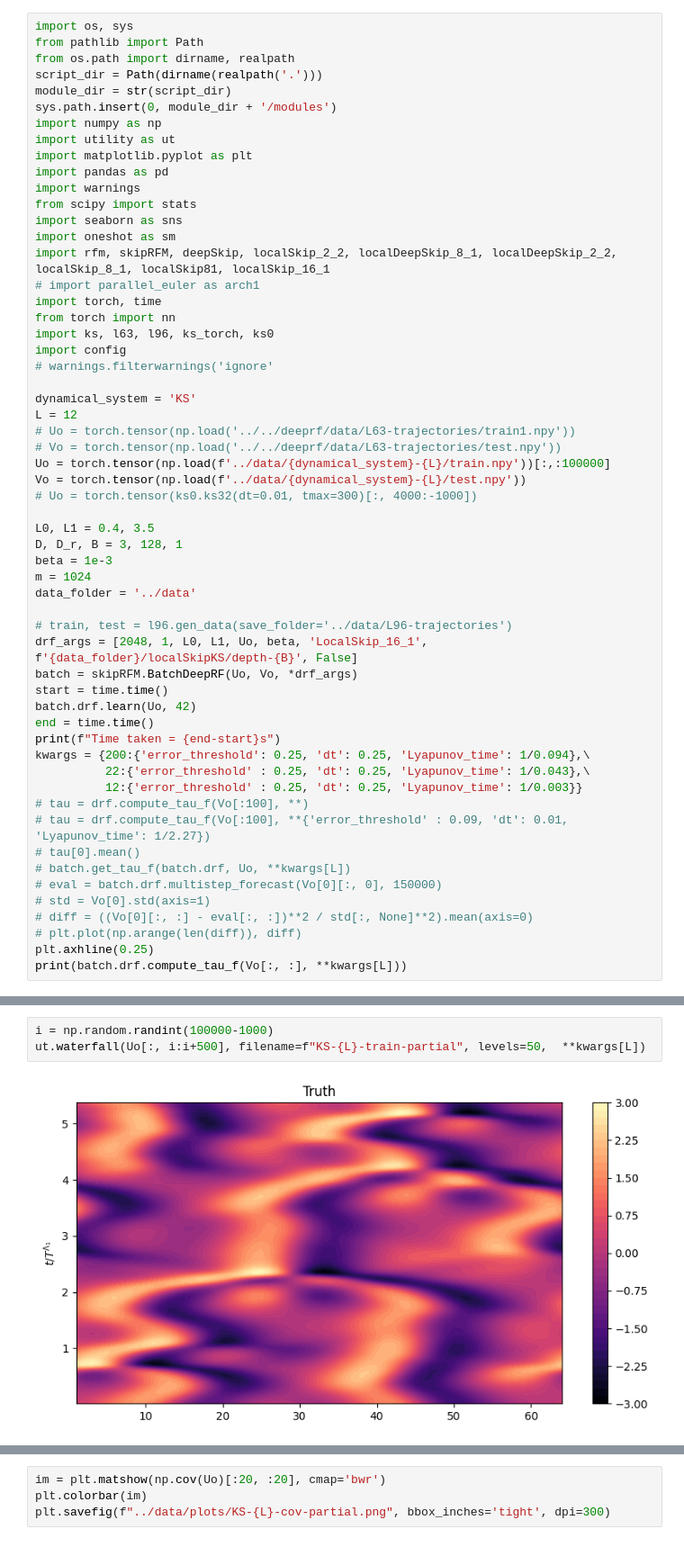
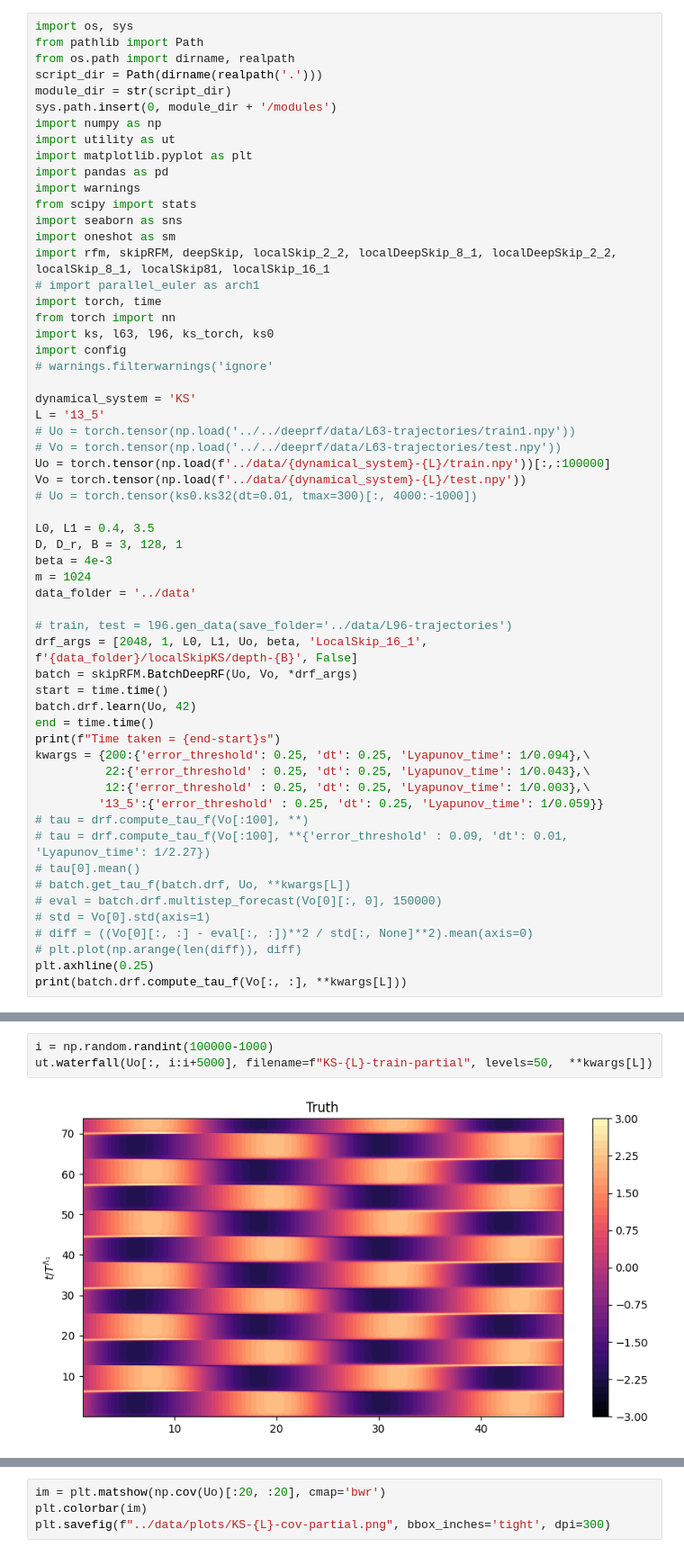
Before and after one commit to pinakm9/DeepRFM, a Jupyter notebook: notebooks/test.ipynb, the cells around one changed output, grey strips where cells are left out. Shown at 90% size. Cells and saved outputs as stored; diff of their text form.

```diff
--- a/notebooks/test.ipynb
+++ b/notebooks/test.ipynb
@@ -22,7 +22,7 @@ import config
 # warnings.filterwarnings('ignore'
 
 dynamical_system = 'KS'
-L = 12
+L = '13_5'
 # Uo = torch.tensor(np.load('../../deeprf/data/L63-trajectories/train1.npy'))
 # Vo = torch.tensor(np.load('../../deeprf/data/L63-trajectories/test.npy'))
 Uo = torch.tensor(np.load(f'../data/{dynamical_system}-{L}/train.npy'))[:,:100000]
@@ -31,7 +31,7 @@ Vo = torch.tensor(np.load(f'../data/{dynamical_system}-{L}/test.npy'))
 
 L0, L1 = 0.4, 3.5
 D, D_r, B = 3, 128, 1
-beta = 1e-3
+beta = 4e-3
 m = 1024
 data_folder = '../data'
 
@@ -44,7 +44,8 @@ end = time.time()
 print(f"Time taken = {end-start}s")
 kwargs = {200:{'error_threshold': 0.25, 'dt': 0.25, 'Lyapunov_time': 1/0.094},\
           22:{'error_threshold' : 0.25, 'dt': 0.25, 'Lyapunov_time': 1/0.043},\
-          12:{'error_threshold' : 0.25, 'dt': 0.25, 'Lyapunov_time': 1/0.003}}
+          12:{'error_threshold' : 0.25, 'dt': 0.25, 'Lyapunov_time': 1/0.003},\
+         '13_5':{'error_threshold' : 0.25, 'dt': 0.25, 'Lyapunov_time': 1/0.059}}
 # tau = drf.compute_tau_f(Vo[:100], **)
 # tau = drf.compute_tau_f(Vo[:100], **{'error_threshold' : 0.09, 'dt': 0.01, 'Lyapunov_time': 1/2.27})
 # tau[0].mean()
@@ -64,7 +69,7 @@ Time taken by compute_tau_f is 7.4677 seconds
 [figure]
 # %%
 i = np.random.randint(100000-1000)
-ut.waterfall(Uo[:, i:i+500], filename=f"KS-{L}-train-partial", levels=50,  **kwargs[L])
+ut.waterfall(Uo[:, i:i+5000], filename=f"KS-{L}-train-partial", levels=50,  **kwargs[L])
 # %% [output]
-[figure, old version]
+[figure, new version]
 # %%
```
Also changed, not shown: parts of 2 cells of this notebook, 14 other files.
